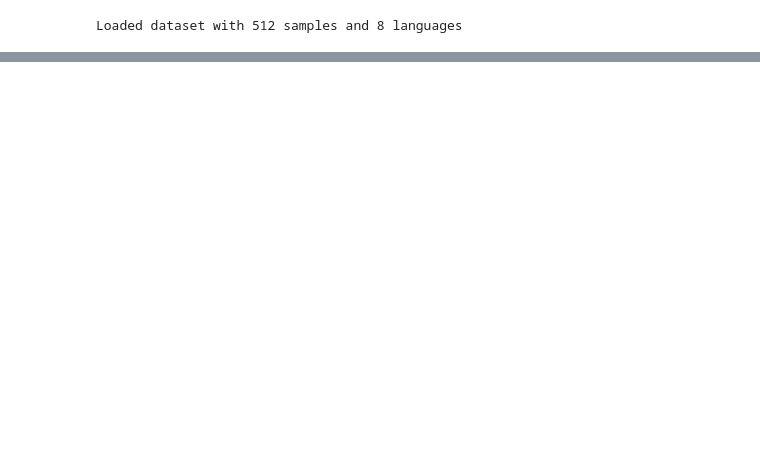
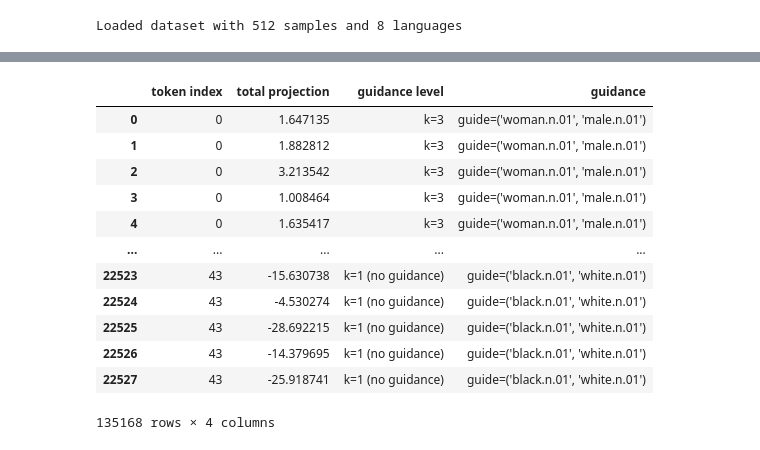
Before and after one commit to phvv-me/frame-representation-hypothesis, a Jupyter notebook: 06_guided_generation_top_k_ablation.ipynb, the cells around one changed output, grey strips where cells are left out. Cells and saved outputs as stored; diff of their text form; code cells hidden in the pictures; blank space fills up the shorter version.

```diff
--- a/06_guided_generation_top_k_ablation.ipynb
+++ b/06_guided_generation_top_k_ablation.ipynb
@@ -57,0 +78,16 @@ lineplot_and_save("06_guided_generation_top_k_ablation", df, x=X, y=Y, hue=HUE)
+# %%
+df
+# %% [output]
+|  | token index | total projection | guidance level | guidance |
+| 0 | 0 | 1.647135 | k=3 | guide=('woman.n.01', 'male.n.01') |
+| 1 | 0 | 1.882812 | k=3 | guide=('woman.n.01', 'male.n.01') |
+| 2 | 0 | 3.213542 | k=3 | guide=('woman.n.01', 'male.n.01') |
+| 3 | 0 | 1.008464 | k=3 | guide=('woman.n.01', 'male.n.01') |
+| 4 | 0 | 1.635417 | k=3 | guide=('woman.n.01', 'male.n.01') |
+| ... | ... | ... | ... | ... |
+| 22523 | 43 | -15.630738 | k=1 (no guidance) | guide=('black.n.01', 'white.n.01') |
+| 22524 | 43 | -4.530274 | k=1 (no guidance) | guide=('black.n.01', 'white.n.01') |
+| 22525 | 43 | -28.692215 | k=1 (no guidance) | guide=('black.n.01', 'white.n.01') |
+| 22526 | 43 | -14.379695 | k=1 (no guidance) | guide=('black.n.01', 'white.n.01') |
+| 22527 | 43 | -25.918741 | k=1 (no guidance) | guide=('black.n.01', 'white.n.01') |
+135168 rows × 4 columns
```
Also changed, not shown: parts of 4 cells of this notebook, 2 other files.
